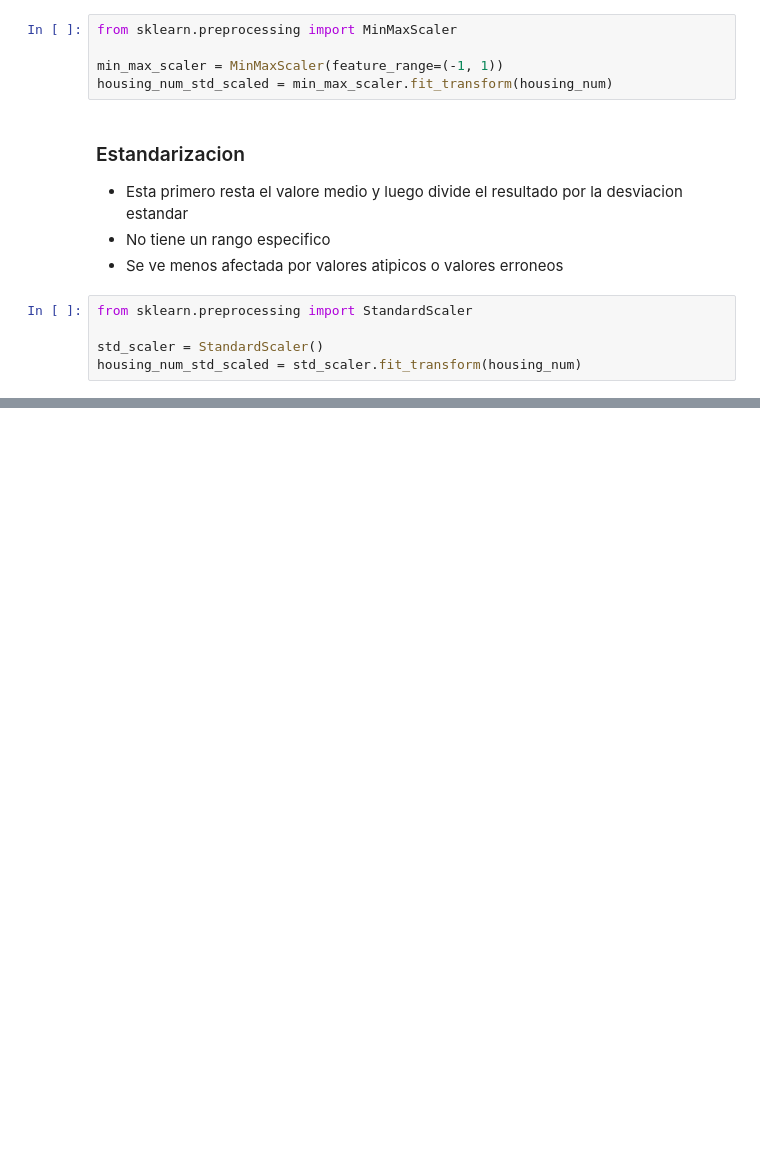
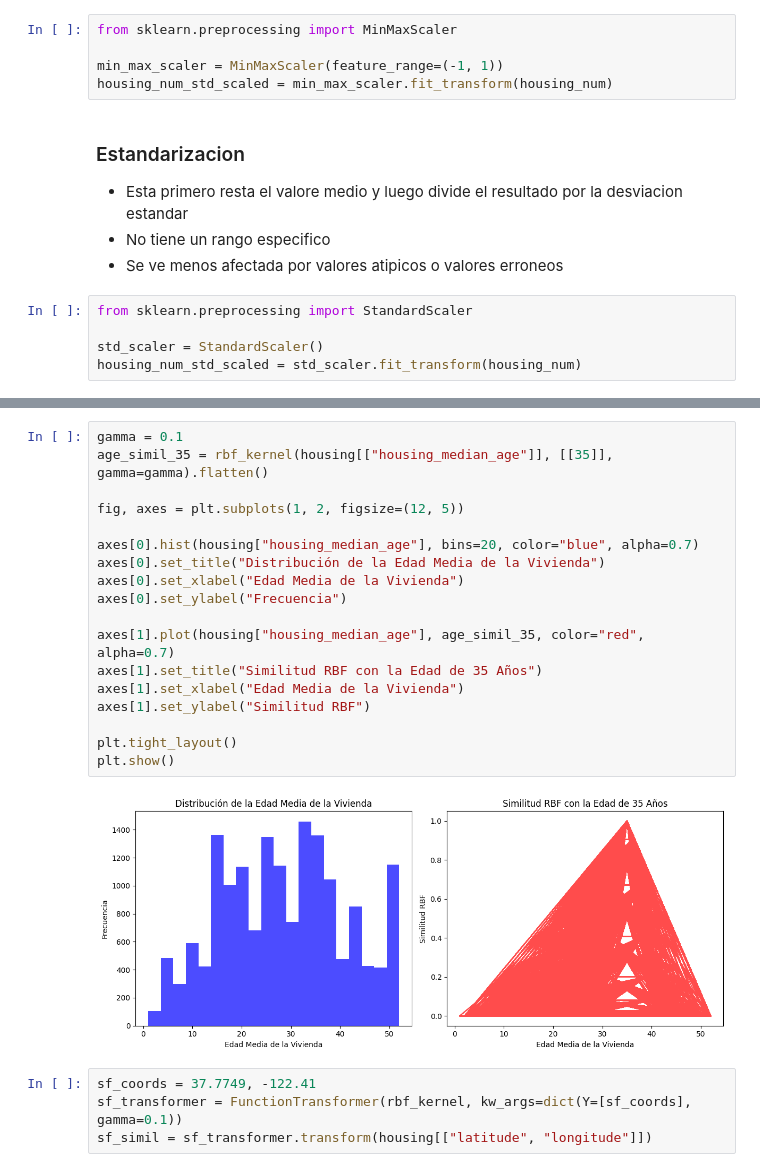
Before and after one commit to simon8889/ML-studying-notes, a Jupyter notebook: 02_end_to_end_machine_learning_project.ipynb, the cells around one changed output, grey strips where cells are left out. Cells and saved outputs as stored; diff of their text form; blank space fills up the shorter version.

```diff
--- a/02_end_to_end_machine_learning_project.ipynb
+++ b/02_end_to_end_machine_learning_project.ipynb
@@ -968,0 +1072,24 @@ housing_num_std_scaled = std_scaler.fit_transform(housing_num)
+# %%
+gamma = 0.1
+age_simil_35 = rbf_kernel(housing[["housing_median_age"]], [[35]], gamma=gamma).flatten()
+
+fig, axes = plt.subplots(1, 2, figsize=(12, 5))
+
+axes[0].hist(housing["housing_median_age"], bins=20, color="blue", alpha=0.7)
+axes[0].set_title("Distribución de la Edad Media de la Vivienda")
+axes[0].set_xlabel("Edad Media de la Vivienda")
+axes[0].set_ylabel("Frecuencia")
+
+axes[1].plot(housing["housing_median_age"], age_simil_35, color="red", alpha=0.7)
+axes[1].set_title("Similitud RBF con la Edad de 35 Años")
+axes[1].set_xlabel("Edad Media de la Vivienda")
+axes[1].set_ylabel("Similitud RBF")
+
+plt.tight_layout()
+plt.show()
+# %% [output]
+[figure, added]
+# %%
+sf_coords = 37.7749, -122.41
+sf_transformer = FunctionTransformer(rbf_kernel, kw_args=dict(Y=[sf_coords], gamma=0.1))
+sf_simil = sf_transformer.transform(housing[["latitude", "longitude"]])
```
Also changed, not shown: parts of 25 cells of this notebook.
